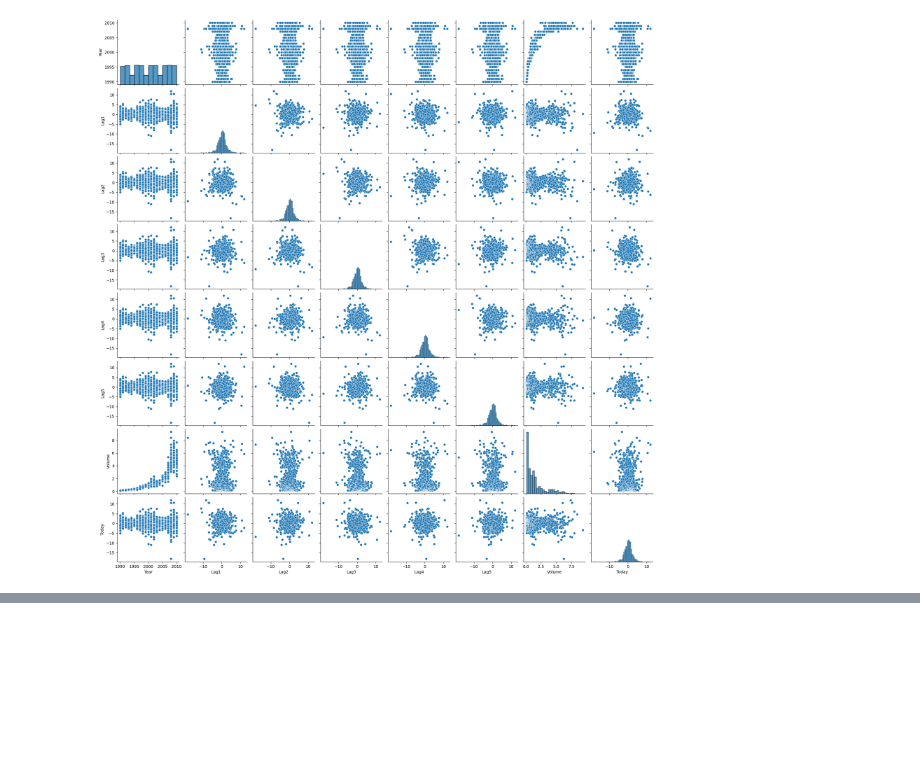
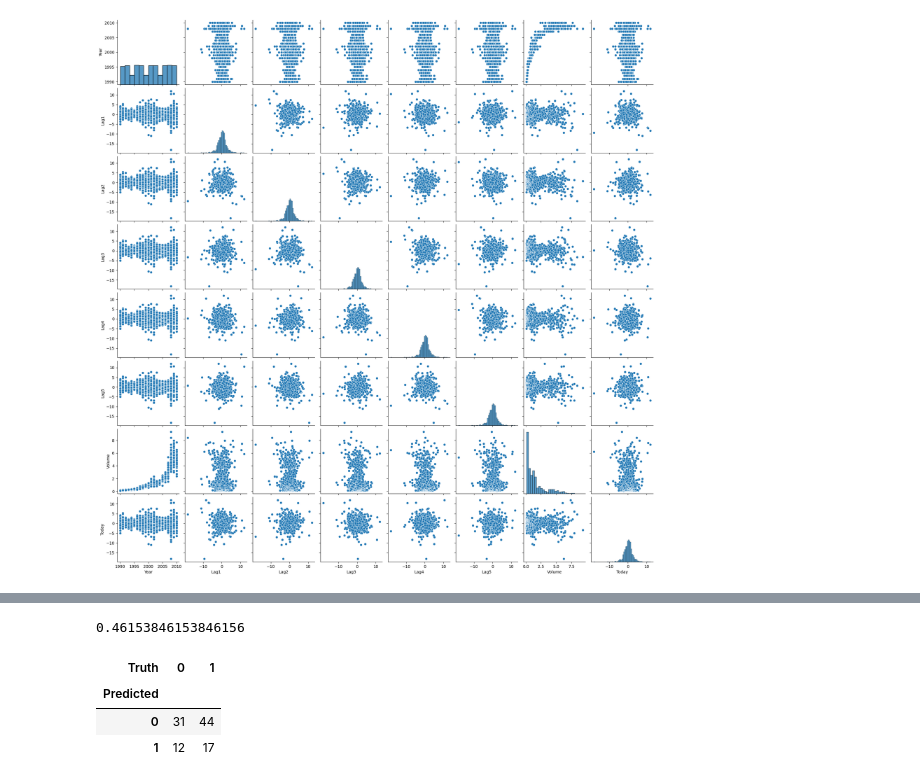
Before and after one commit to QuanPham19/statistical-modeling, a Jupyter notebook: 4-2-practice.ipynb, the cells around one changed output, grey strips where cells are left out. Cells and saved outputs as stored; diff of their text form; code cells hidden in the pictures; blank space fills up the shorter version.

```diff
--- a/4-2-practice.ipynb
+++ b/4-2-practice.ipynb
@@ -51,0 +135,12 @@ sns.pairplot(Weekly)
+# %%
+lda = LDA(store_covariance=True)
+lda.fit(X_train, y_train)
+lda_pred = lda.predict(X_test)
+print((lda_pred == y_test).mean())
+confusion_table(lda_pred, y_test)
+# %% [output]
+0.46153846153846156
+| Truth | 0 | 1 |
+| Predicted |  |  |
+| 0 | 31 | 44 |
+| 1 | 12 | 17 |
```
Also changed, not shown: parts of 12 cells of this notebook.
